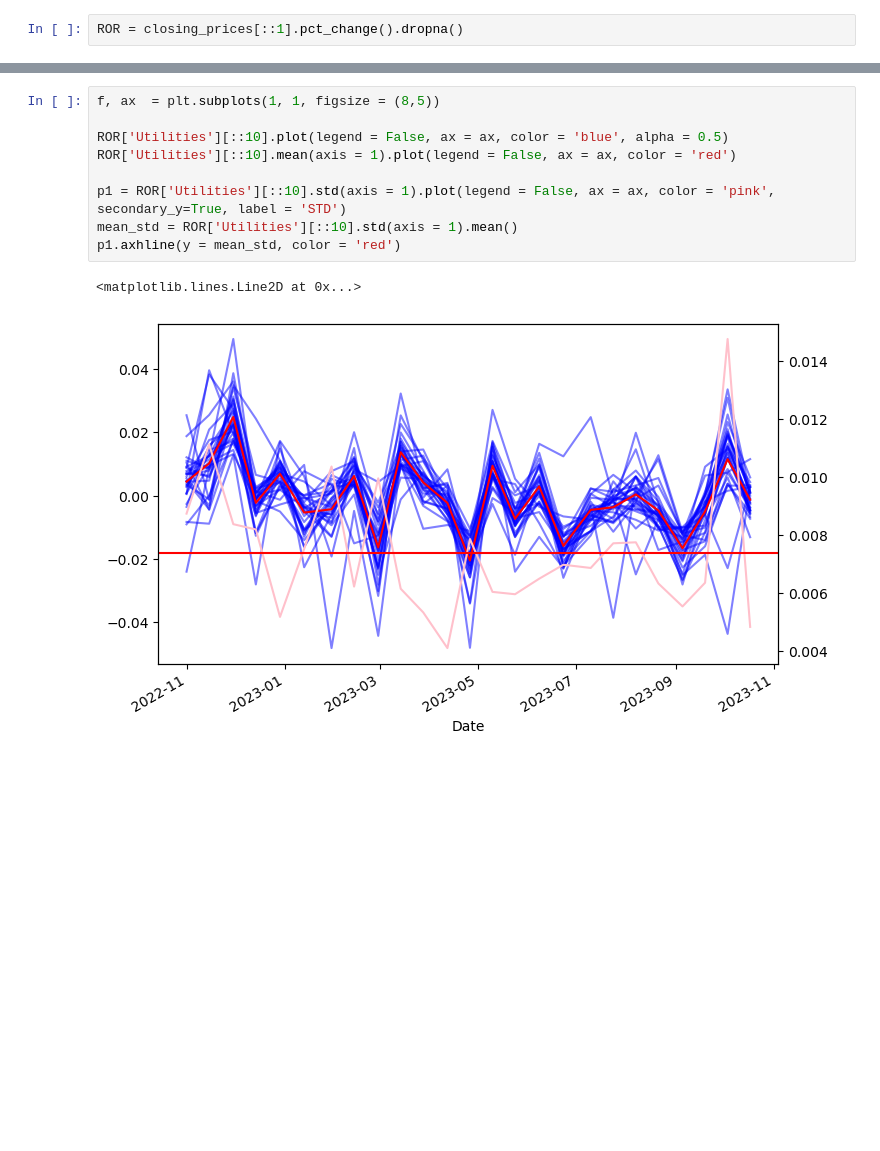
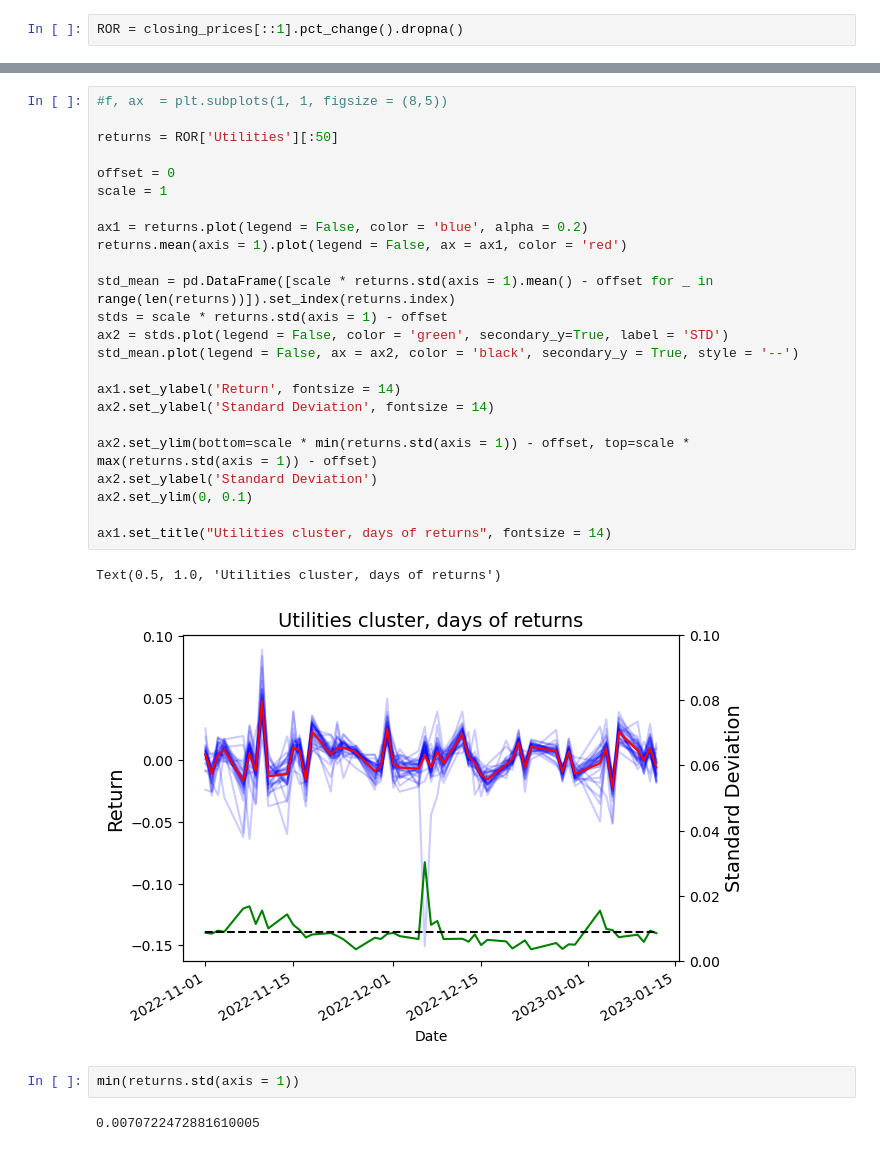
Before and after one commit to AssafBarNatan/SP500-clustering, a Jupyter notebook: Data_Transformation.ipynb, the cells around one changed output, grey strips where cells are left out. Saved outputs shown, nothing was run; the diff lists cells and outputs as text; blank space fills up the shorter version.

Commit message:
adds pictures at the end of EDA and Data_Transformation notebooks

```diff
--- a/Data_Transformation.ipynb
+++ b/Data_Transformation.ipynb
@@ -157,12 +163,31 @@ list(industry_cols.keys())
-# %%
-f, ax  = plt.subplots(1, 1, figsize = (8,5))
-
-ROR['Utilities'][::10].plot(legend = False, ax = ax, color = 'blue', alpha = 0.5)
-ROR['Utilities'][::10].mean(axis = 1).plot(legend = False, ax = ax, color = 'red')
-
-p1 = ROR['Utilities'][::10].std(axis = 1).plot(legend = False, ax = ax, color = 'pink', secondary_y=True, label = 'STD')
-mean_std = ROR['Utilities'][::10].std(axis = 1).mean()
-p1.axhline(y = mean_std, color = 'red')
-# %% [output]
-<matplotlib.lines.Line2D at 0x...>
-[figure, removed]
+# %%
+#f, ax  = plt.subplots(1, 1, figsize = (8,5))
+
+returns = ROR['Utilities'][:50]
+
+offset = 0
+scale = 1
+
+ax1 = returns.plot(legend = False, color = 'blue', alpha = 0.2)
+returns.mean(axis = 1).plot(legend = False, ax = ax1, color = 'red')
+
+std_mean = pd.DataFrame([scale * returns.std(axis = 1).mean() - offset for _ in range(len(returns))]).set_index(returns.index)
+stds = scale * returns.std(axis = 1) - offset
+ax2 = stds.plot(legend = False, color = 'green', secondary_y=True, label = 'STD')
+std_mean.plot(legend = False, ax = ax2, color = 'black', secondary_y = True, style = '--')
+
+ax1.set_ylabel('Return', fontsize = 14)
+ax2.set_ylabel('Standard Deviation', fontsize = 14)
+
+ax2.set_ylim(bottom=scale * min(returns.std(axis = 1)) - offset, top=scale * max(returns.std(axis = 1)) - offset)
+ax2.set_ylabel('Standard Deviation')
+ax2.set_ylim(0, 0.1)
+
+ax1.set_title("Utilities cluster, days of returns", fontsize = 14)
+# %% [output]
+Text(0.5, 1.0, 'Utilities cluster, days of returns')
+[figure, added]
+# %%
+min(returns.std(axis = 1))
+# %% [output]
+0.0070722472881610005
```
Also changed, not shown: parts of 6 cells of this notebook, 1 other file.
